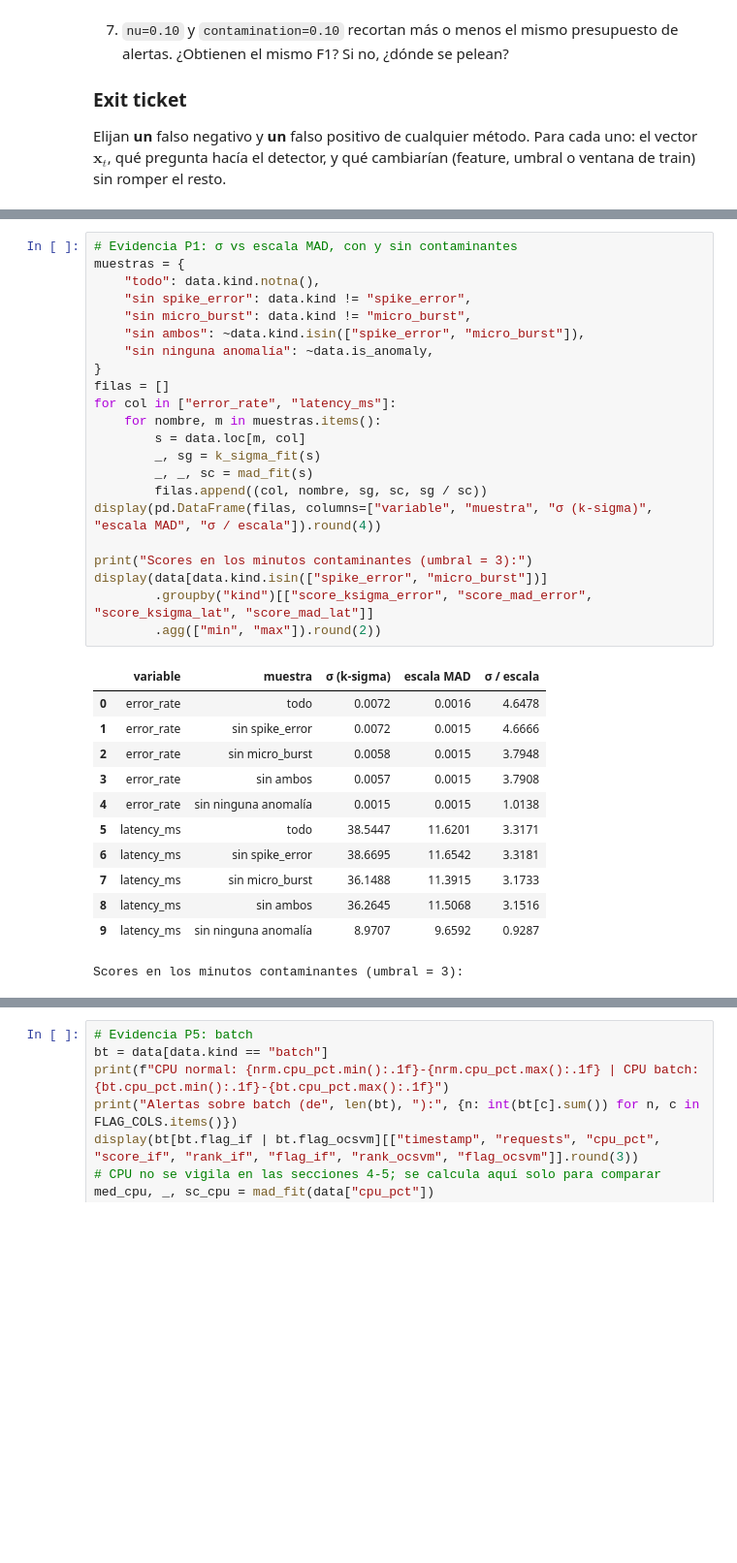
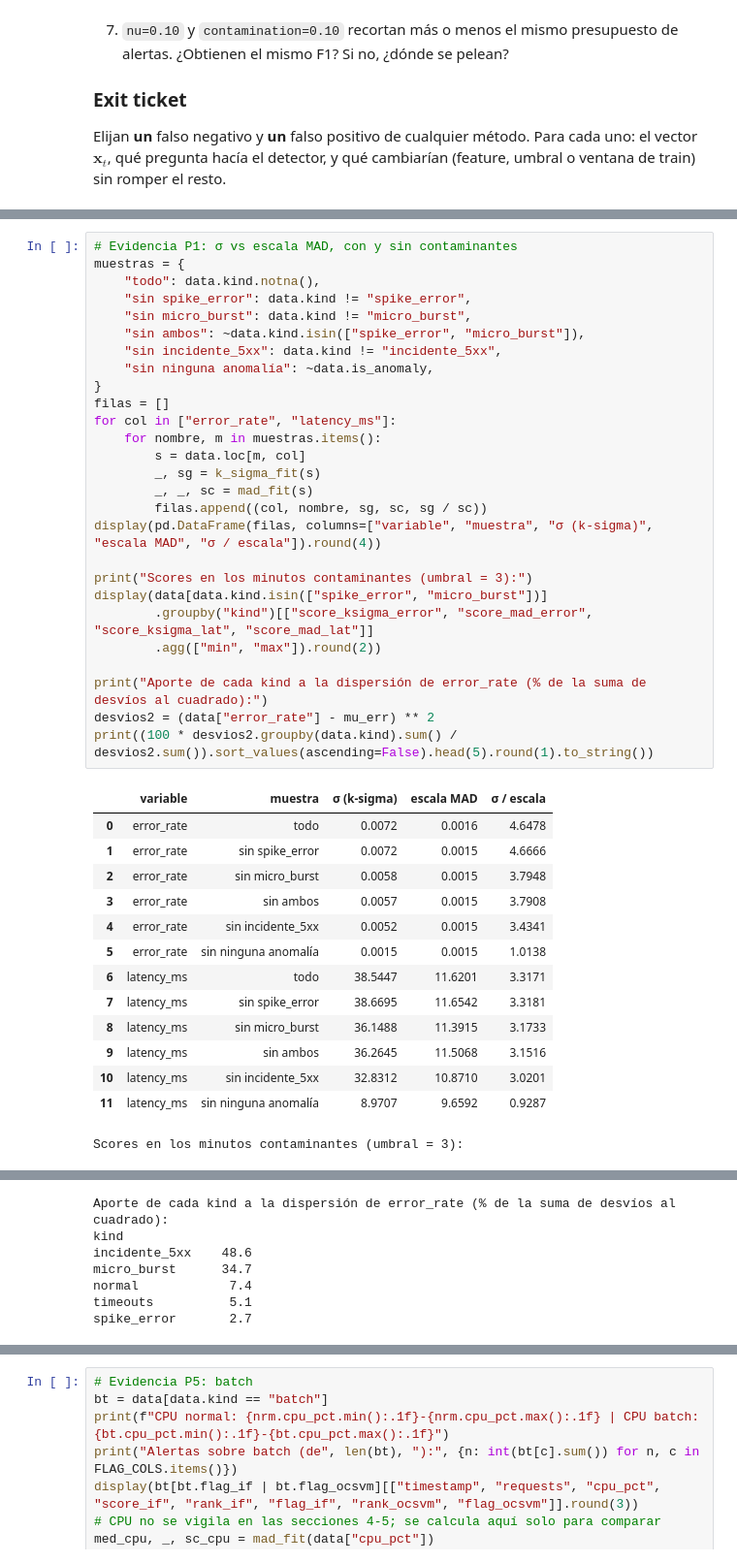
Before and after one commit to agustinpuente04/AIOps-284127-283558-260566, a Jupyter notebook: Deteccion de anomalias/deteccion_anomalias.ipynb, the cells around one changed output, grey strips where cells are left out. Shown at 97% size. Cells and saved outputs as stored; diff of their text form; blank space fills up the shorter version.

```diff
--- a/Deteccion de anomalias/deteccion_anomalias.ipynb
+++ b/Deteccion de anomalias/deteccion_anomalias.ipynb
@@ -566,43 +564,57 @@ Cada respuesta va precedida de una celda de código que reproduce la evidencia c
 # %%
 # Evidencia P1: σ vs escala MAD, con y sin contaminantes
 muestras = {
     "todo": data.kind.notna(),
     "sin spike_error": data.kind != "spike_error",
     "sin micro_burst": data.kind != "micro_burst",
     "sin ambos": ~data.kind.isin(["spike_error", "micro_burst"]),
+    "sin incidente_5xx": data.kind != "incidente_5xx",
     "sin ninguna anomalía": ~data.is_anomaly,
 }
 filas = []
 for col in ["error_rate", "latency_ms"]:
     for nombre, m in muestras.items():
         s = data.loc[m, col]
         _, sg = k_sigma_fit(s)
         _, _, sc = mad_fit(s)
         filas.append((col, nombre, sg, sc, sg / sc))
 display(pd.DataFrame(filas, columns=["variable", "muestra", "σ (k-sigma)", "escala MAD", "σ / escala"]).round(4))
 
 print("Scores en los minutos contaminantes (umbral = 3):")
 display(data[data.kind.isin(["spike_error", "micro_burst"])]
         .groupby("kind")[["score_ksigma_error", "score_mad_error", "score_ksigma_lat", "score_mad_lat"]]
         .agg(["min", "max"]).round(2))
+
+print("Aporte de cada kind a la dispersión de error_rate (% de la suma de desvíos al cuadrado):")
+desvios2 = (data["error_rate"] - mu_err) ** 2
+print((100 * desvios2.groupby(data.kind).sum() / desvios2.sum()).sort_values(ascending=False).head(5).round(1).to_string())
 # %% [output]
 |  | variable | muestra | σ (k-sigma) | escala MAD | σ / escala |
 | 0 | error_rate | todo | 0.0072 | 0.0016 | 4.6478 |
 | 1 | error_rate | sin spike_error | 0.0072 | 0.0015 | 4.6666 |
 | 2 | error_rate | sin micro_burst | 0.0058 | 0.0015 | 3.7948 |
 | 3 | error_rate | sin ambos | 0.0057 | 0.0015 | 3.7908 |
-| 4 | error_rate | sin ninguna anomalía | 0.0015 | 0.0015 | 1.0138 |
-| 5 | latency_ms | todo | 38.5447 | 11.6201 | 3.3171 |
-| 6 | latency_ms | sin spike_error | 38.6695 | 11.6542 | 3.3181 |
-| 7 | latency_ms | sin micro_burst | 36.1488 | 11.3915 | 3.1733 |
-| 8 | latency_ms | sin ambos | 36.2645 | 11.5068 | 3.1516 |
-| 9 | latency_ms | sin ninguna anomalía | 8.9707 | 9.6592 | 0.9287 |
+| 4 | error_rate | sin incidente_5xx | 0.0052 | 0.0015 | 3.4341 |
+| 5 | error_rate | sin ninguna anomalía | 0.0015 | 0.0015 | 1.0138 |
+| 6 | latency_ms | todo | 38.5447 | 11.6201 | 3.3171 |
+| 7 | latency_ms | sin spike_error | 38.6695 | 11.6542 | 3.3181 |
+| 8 | latency_ms | sin micro_burst | 36.1488 | 11.3915 | 3.1733 |
+| 9 | latency_ms | sin ambos | 36.2645 | 11.5068 | 3.1516 |
+| 10 | latency_ms | sin incidente_5xx | 32.8312 | 10.8710 | 3.0201 |
+| 11 | latency_ms | sin ninguna anomalía | 8.9707 | 9.6592 | 0.9287 |
 Scores en los minutos contaminantes (umbral = 3):
 |  | score_ksigma_error |  | score_mad_error |  | score_ksigma_lat |  | score_mad_lat | ... |
 |  | min | max | min | max | min | max | min | ... |
 | kind |  |  |  |  |  |  |  | ... |
 | micro_burst | 7.20 | 7.20 | 34.4 | 34.42 | 4.29 | 4.37 | 15.21 | ... |
 | spike_error | 1.39 | 1.88 | 7.4 | 9.70 | 0.38 | 0.69 | 0.29 | ... |
+Aporte de cada kind a la dispersión de error_rate (% de la suma de desvíos al cuadrado):
+kind
+incidente_5xx    48.6
+micro_burst      34.7
+normal            7.4
+timeouts          5.1
+spike_error       2.7
 # %% [markdown]
 ### Respuesta 1
 
```
Also changed, not shown: parts of 15 cells of this notebook.
